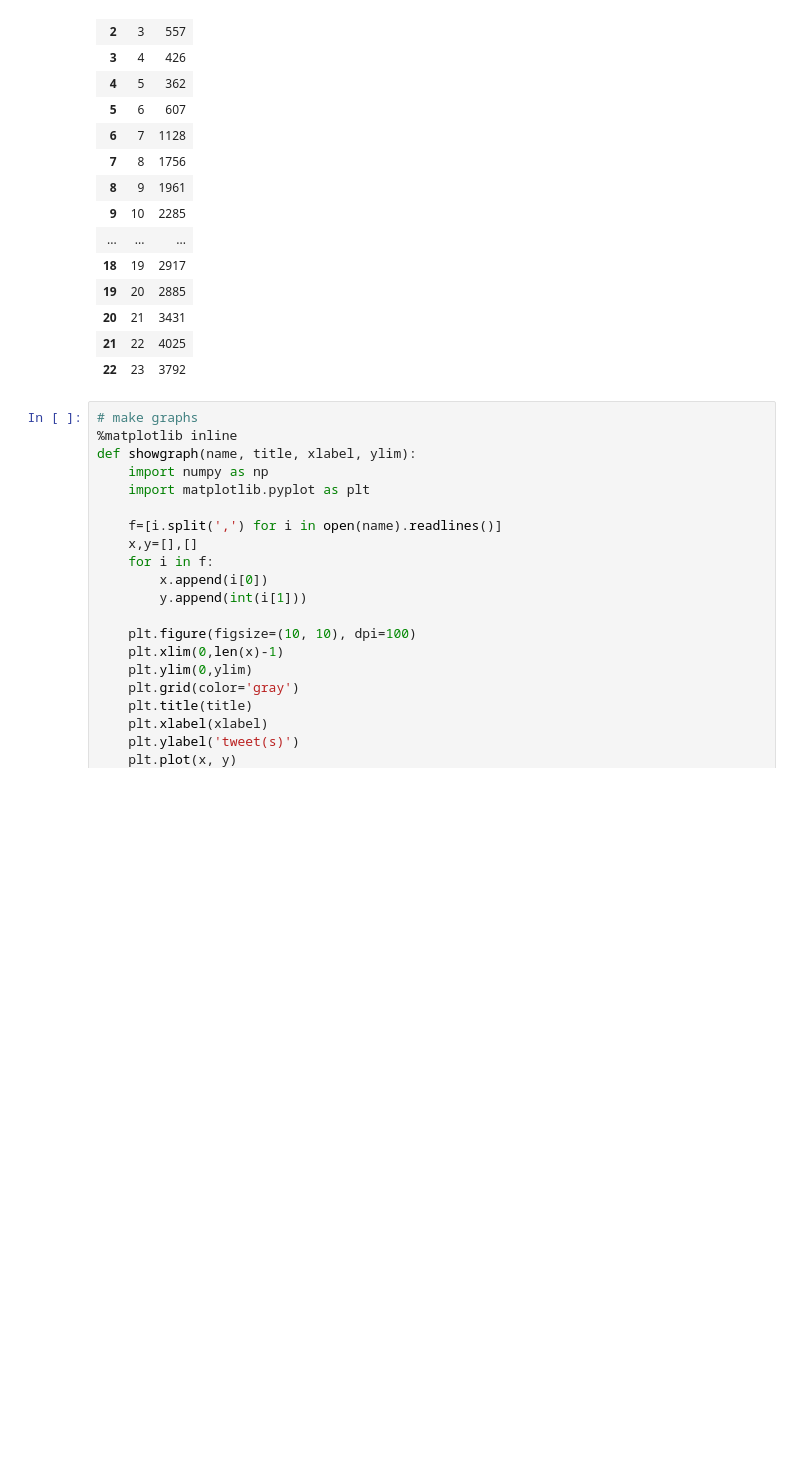
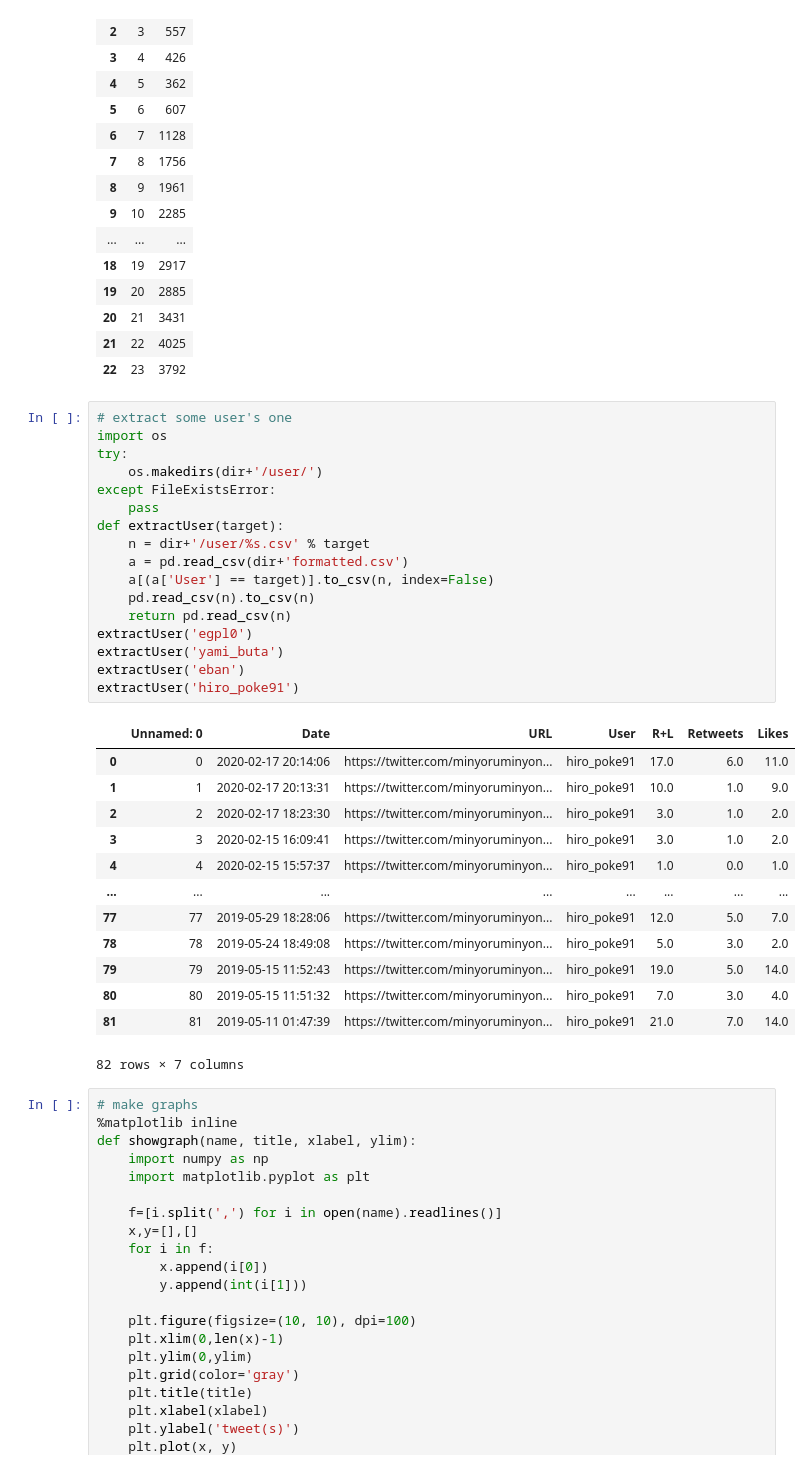
Before and after one commit to eggplants/shellgeibot-tweet-archive, a Jupyter notebook: analyze.ipynb, the cells around one changed output. Saved outputs shown, nothing was run; the diff lists cells and outputs as text; blank space fills up the shorter version.

Commit message:
users csv

```diff
--- a/analyze.ipynb
+++ b/analyze.ipynb
@@ -181,6 +181,37 @@ pd.read_csv(dir+'hour.csv')
 | 20 | 21 | 3431 |
 | 21 | 22 | 4025 |
 | 22 | 23 | 3792 |
+# %%
+# extract some user's one
+import os
+try:
+    os.makedirs(dir+'/user/')
+except FileExistsError:
+    pass
+def extractUser(target):
+    n = dir+'/user/%s.csv' % target
+    a = pd.read_csv(dir+'formatted.csv')
+    a[(a['User'] == target)].to_csv(n, index=False)
+    pd.read_csv(n).to_csv(n)
+    return pd.read_csv(n)
+extractUser('egpl0')
+extractUser('yami_buta')
+extractUser('eban')
+extractUser('hiro_poke91')
+# %% [output]
+|  | Unnamed: 0 | Date | URL | User | R+L | Retweets | Likes |
+| 0 | 0 | 2020-02-17 20:14:06 | https://twitter.com/minyoruminyon... | hiro_poke91 | 17.0 | 6.0 | 11.0 |
+| 1 | 1 | 2020-02-17 20:13:31 | https://twitter.com/minyoruminyon... | hiro_poke91 | 10.0 | 1.0 | 9.0 |
+| 2 | 2 | 2020-02-17 18:23:30 | https://twitter.com/minyoruminyon... | hiro_poke91 | 3.0 | 1.0 | 2.0 |
+| 3 | 3 | 2020-02-15 16:09:41 | https://twitter.com/minyoruminyon... | hiro_poke91 | 3.0 | 1.0 | 2.0 |
+| 4 | 4 | 2020-02-15 15:57:37 | https://twitter.com/minyoruminyon... | hiro_poke91 | 1.0 | 0.0 | 1.0 |
+| ... | ... | ... | ... | ... | ... | ... | ... |
+| 77 | 77 | 2019-05-29 18:28:06 | https://twitter.com/minyoruminyon... | hiro_poke91 | 12.0 | 5.0 | 7.0 |
+| 78 | 78 | 2019-05-24 18:49:08 | https://twitter.com/minyoruminyon... | hiro_poke91 | 5.0 | 3.0 | 2.0 |
+| 79 | 79 | 2019-05-15 11:52:43 | https://twitter.com/minyoruminyon... | hiro_poke91 | 19.0 | 5.0 | 14.0 |
+| 80 | 80 | 2019-05-15 11:51:32 | https://twitter.com/minyoruminyon... | hiro_poke91 | 7.0 | 3.0 | 4.0 |
+| 81 | 81 | 2019-05-11 01:47:39 | https://twitter.com/minyoruminyon... | hiro_poke91 | 21.0 | 7.0 | 14.0 |
+82 rows × 7 columns
 # %%
 # make graphs
 %matplotlib inline
```
Also changed, not shown: parts of 1 cell of this notebook, 5 other files.
